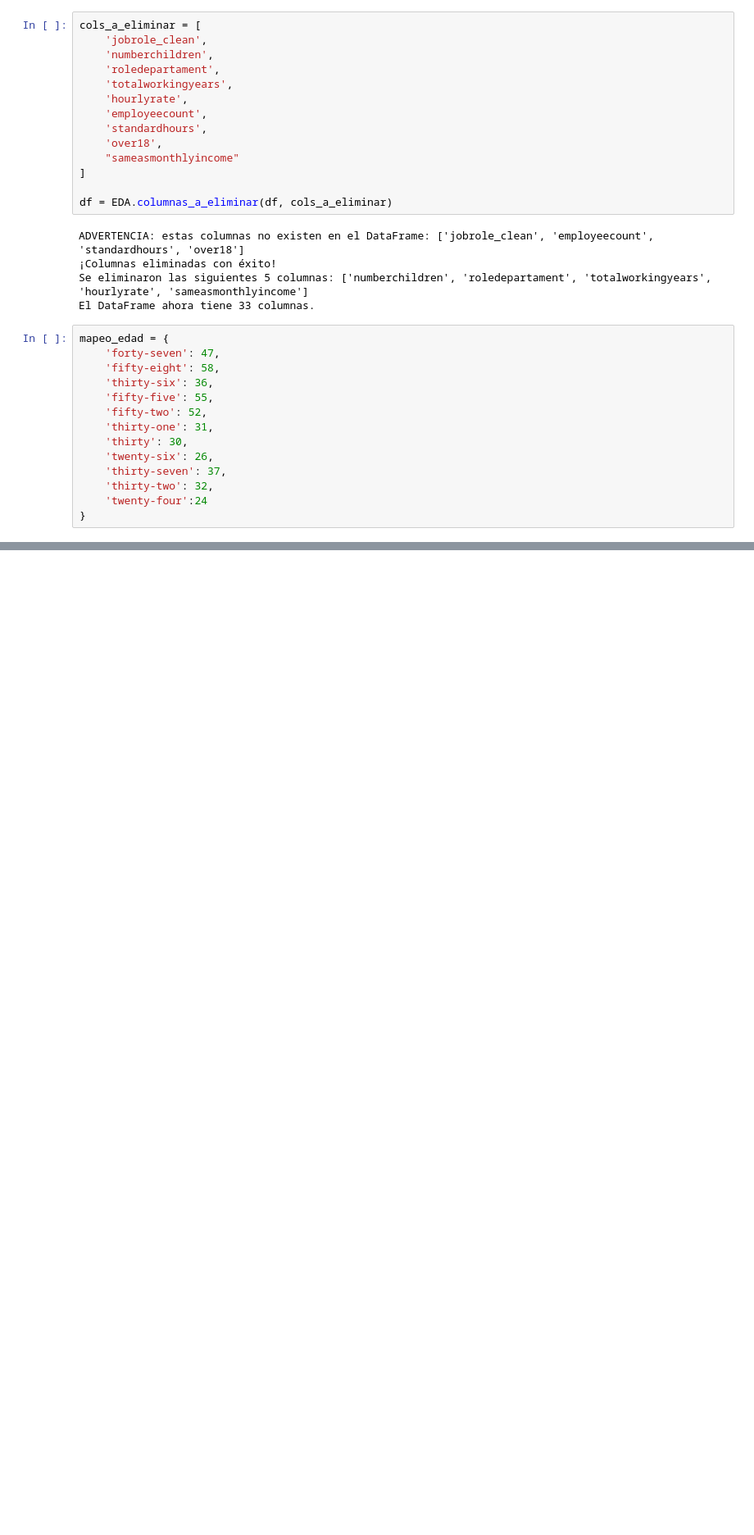
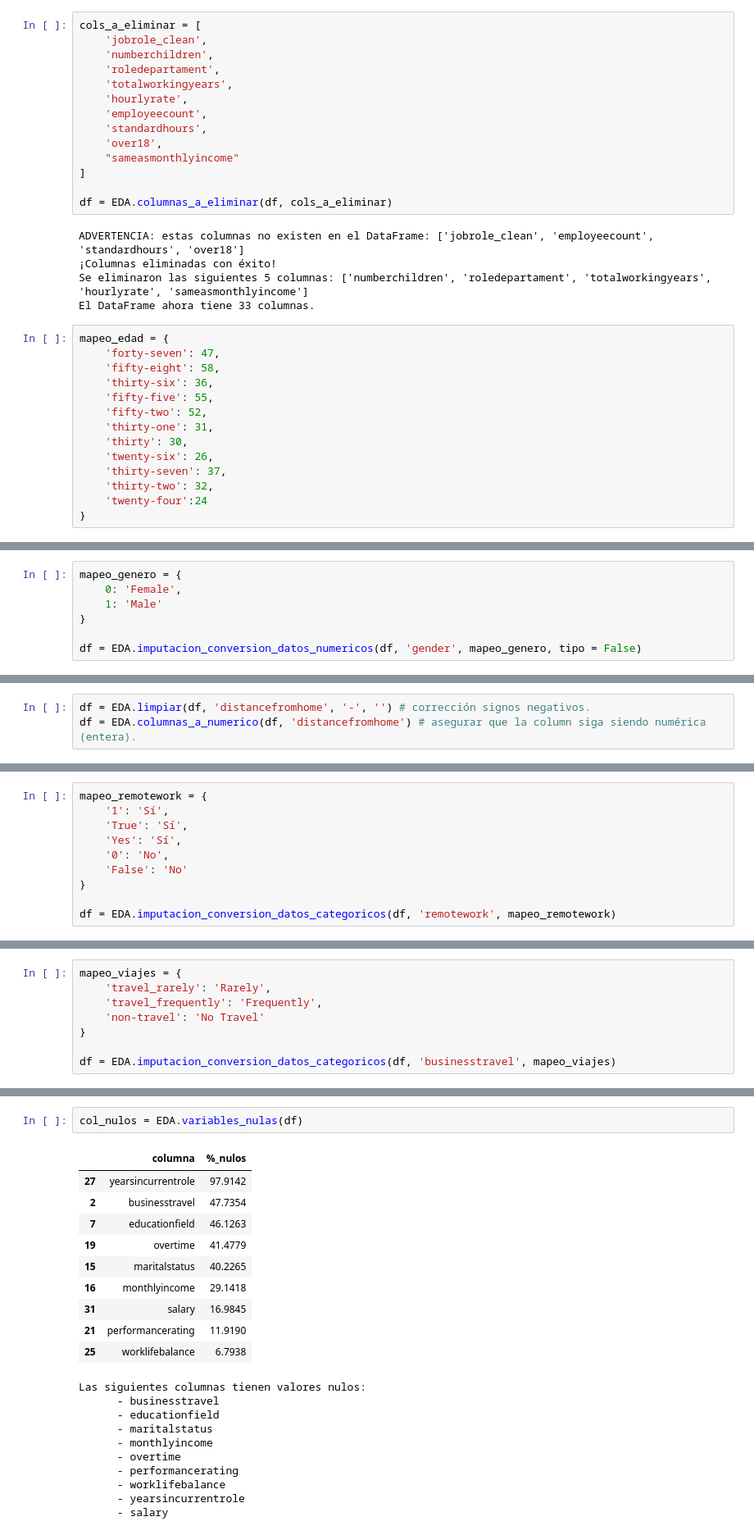
Before and after one commit to AnaROGA/project-da-promo-54-modulo-3-team-1, a Jupyter notebook: notebooks/Fase_1y2_EDA_y_Transformacion_Datos/EDA.ipynb, the cells around one changed output, grey strips where cells are left out. Shown: that part at 82% size. Cells and saved outputs as stored; diff of their text form; blank space fills up the shorter version.

```diff
--- a/notebooks/Fase_1y2_EDA_y_Transformacion_Datos/EDA.ipynb
+++ b/notebooks/Fase_1y2_EDA_y_Transformacion_Datos/EDA.ipynb
@@ -472,0 +488,7 @@ ________________________________________________________________________________
+# %%
+mapeo_genero = {
+    0: 'Female',
+    1: 'Male'
+}
+
+df = EDA.imputacion_conversion_datos_numericos(df, 'gender', mapeo_genero, tipo = False)
@@ -472,0 +503,3 @@ ________________________________________________________________________________
+# %%
+df = EDA.limpiar(df, 'distancefromhome', '-', '') # corrección signos negativos.
+df = EDA.columnas_a_numerico(df, 'distancefromhome') # asegurar que la column siga siendo numérica (entera).
@@ -472,0 +528,10 @@ ________________________________________________________________________________
+# %%
+mapeo_remotework = {
+    '1': 'Sí',
+    'True': 'Sí',
+    'Yes': 'Sí',
+    '0': 'No',
+    'False': 'No'
+}
+
+df = EDA.imputacion_conversion_datos_categoricos(df, 'remotework', mapeo_remotework)
@@ -472,0 +556,8 @@ ________________________________________________________________________________
+# %%
+mapeo_viajes = {
+    'travel_rarely': 'Rarely',
+    'travel_frequently': 'Frequently',
+    'non-travel': 'No Travel'
+}
+
+df = EDA.imputacion_conversion_datos_categoricos(df, 'businesstravel', mapeo_viajes)
@@ -472,0 +597,23 @@ ________________________________________________________________________________
+# %%
+col_nulos = EDA.variables_nulas(df)
+# %% [output]
+|  | columna | %_nulos |
+| 27 | yearsincurrentrole | 97.9142 |
+| 2 | businesstravel | 47.7354 |
+| 7 | educationfield | 46.1263 |
+| 19 | overtime | 41.4779 |
+| 15 | maritalstatus | 40.2265 |
+| 16 | monthlyincome | 29.1418 |
+| 31 | salary | 16.9845 |
+| 21 | performancerating | 11.9190 |
+| 25 | worklifebalance | 6.7938 |
+Las siguientes columnas tienen valores nulos:
+      - businesstravel
+      - educationfield
+      - maritalstatus
+      - monthlyincome
+      - overtime
+      - performancerating
+      - worklifebalance
+      - yearsincurrentrole
+      - salary
```
Also changed, not shown: parts of 28 cells of this notebook, 2 other files.
